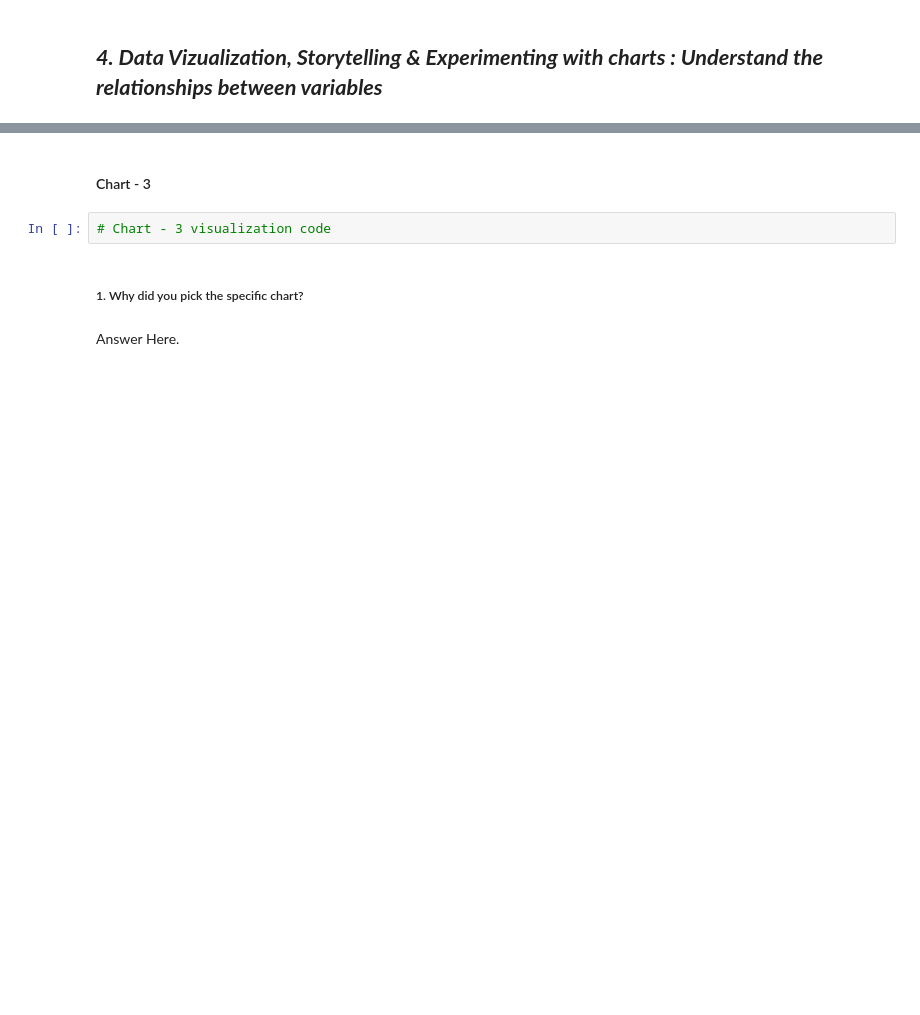
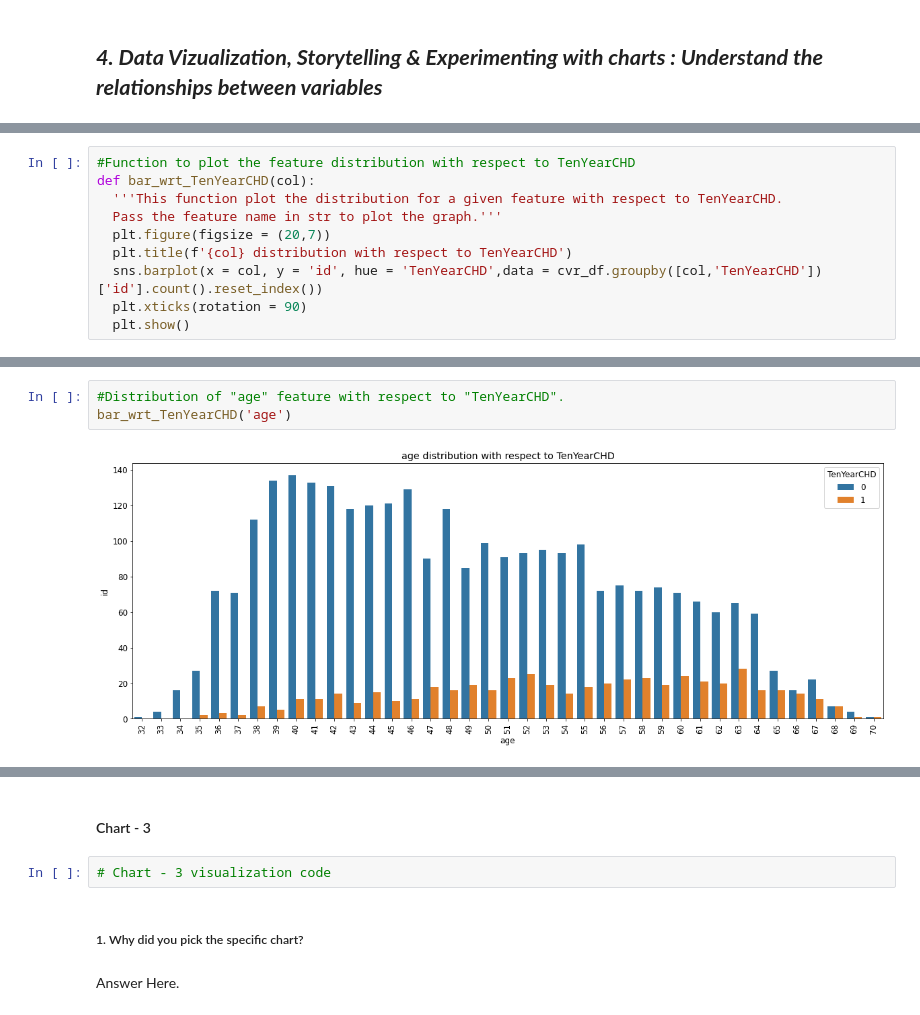
Before and after one commit to Prashant-Shaw/Cardiovascular_Risk_Prediction, a Jupyter notebook: Cardiovascular_Risk_Prediction_Capstone_Project.ipynb, the cells around one changed output, grey strips where cells are left out. Cells and saved outputs as stored; diff of their text form; blank space fills up the shorter version.

```diff
--- a/Cardiovascular_Risk_Prediction_Capstone_Project.ipynb
+++ b/Cardiovascular_Risk_Prediction_Capstone_Project.ipynb
@@ -444,0 +418,10 @@ Answer Here
+# %%
+#Function to plot the feature distribution with respect to TenYearCHD
+def bar_wrt_TenYearCHD(col):
+  '''This function plot the distribution for a given feature with respect to TenYearCHD.
+  Pass the feature name in str to plot the graph.'''
+  plt.figure(figsize = (20,7))
+  plt.title(f'{col} distribution with respect to TenYearCHD')
+  sns.barplot(x = col, y = 'id', hue = 'TenYearCHD',data = cvr_df.groupby([col,'TenYearCHD'])['id'].count().reset_index())
+  plt.xticks(rotation = 90)
+  plt.show()
@@ -444,0 +444,5 @@ Answer Here
+# %%
+#Distribution of "age" feature with respect to "TenYearCHD".
+bar_wrt_TenYearCHD('age')
+# %% [output]
+[figure, added]
```
Also changed, not shown: parts of 102 cells of this notebook.
